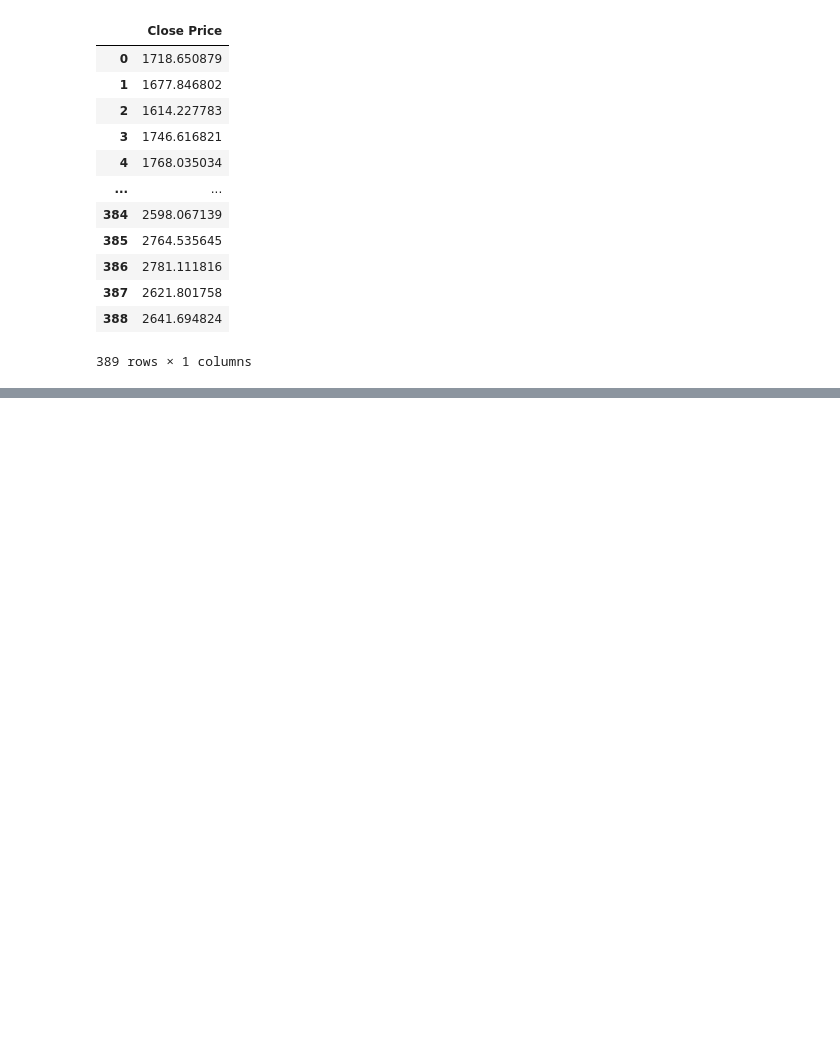
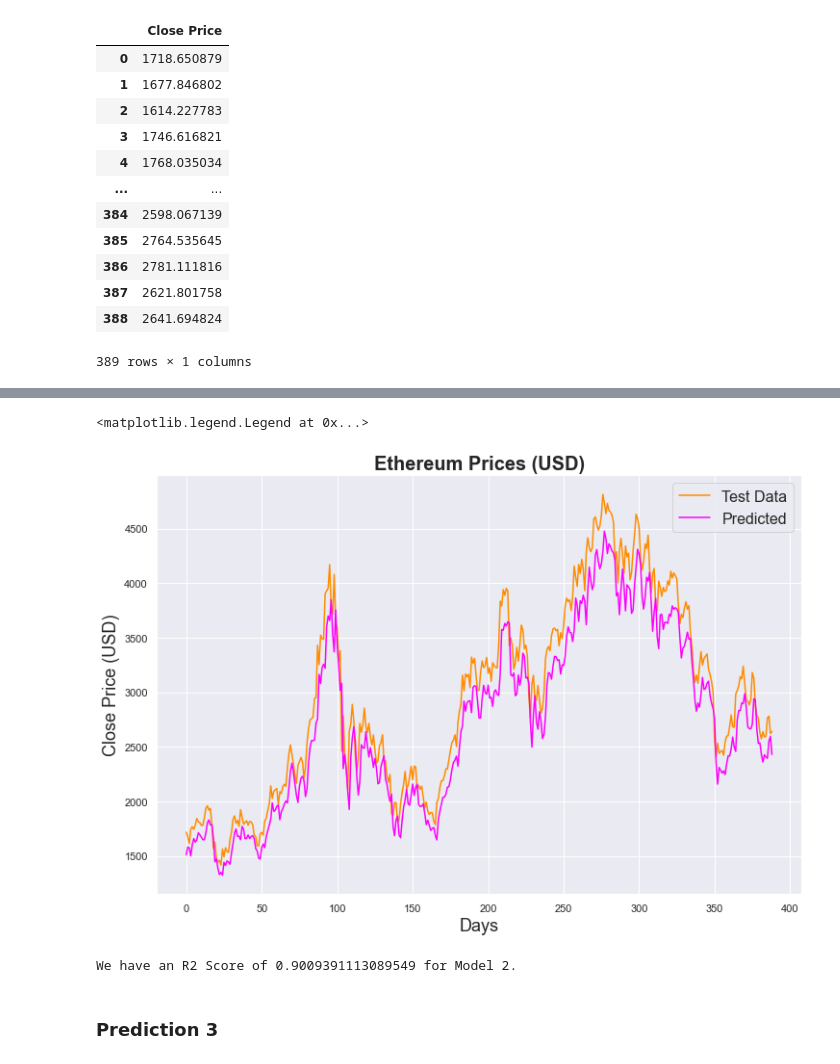
Before and after one commit to GitHubOfAndrew/Time-Series-Analysis-Cryptocurrencies, a Jupyter notebook: Cryptocurrency Forecasting.ipynb, the cells around one changed output, grey strips where cells are left out. Saved outputs shown, nothing was run; the diff lists cells and outputs as text; code cells hidden in the pictures; blank space fills up the shorter version.

Commit message:
A few more predictions

```diff
--- a/Cryptocurrency Forecasting.ipynb
+++ b/Cryptocurrency Forecasting.ipynb
@@ -662,0 +754,8 @@ original_price
+# %%
+# prediction for model 2
+
+predictions_2 = model2.predict(x_test)
+eth_predictions_2 = min_max_scaler.inverse_transform(predictions_2)
+predictions2_df = pd.DataFrame(eth_predictions_2, columns = ['Predicted Close Price'])
+
+predictions2_df
@@ -662,0 +776,20 @@ original_price
+# %%
+# plot on seaborn
+plt.figure(figsize=(12,8))
+sns.set_theme(style='darkgrid')
+eth_axis2 = sns.lineplot(x=original_price.index, y=original_price['Close Price'], label='Test Data', color='darkorange')
+eth_axis2 = sns.lineplot(x=predictions2_df.index, y=predictions2_df['Predicted Close Price'], label='Predicted', color='fuchsia')
+eth_axis2.set_title('Ethereum Prices (USD)', fontsize=20, fontweight='bold')
+eth_axis2.set_xlabel('Days', fontsize=18)
+eth_axis2.set_ylabel('Close Price (USD)', fontsize=18)
+eth_axis2.legend(loc=0, fontsize=16)
+# %% [output]
+<matplotlib.legend.Legend at 0x...>
+[figure, added]
+# %%
+model_2_score = r2_score(original_price['Close Price'], eth_predictions_2)
+print(f'We have an R2 Score of {model_2_score} for Model 2.')
+# %% [output]
+We have an R2 Score of 0.9009391113089549 for Model 2.
+# %% [markdown]
+### Prediction 3
```
Also changed, not shown: parts of 29 cells of this notebook.
